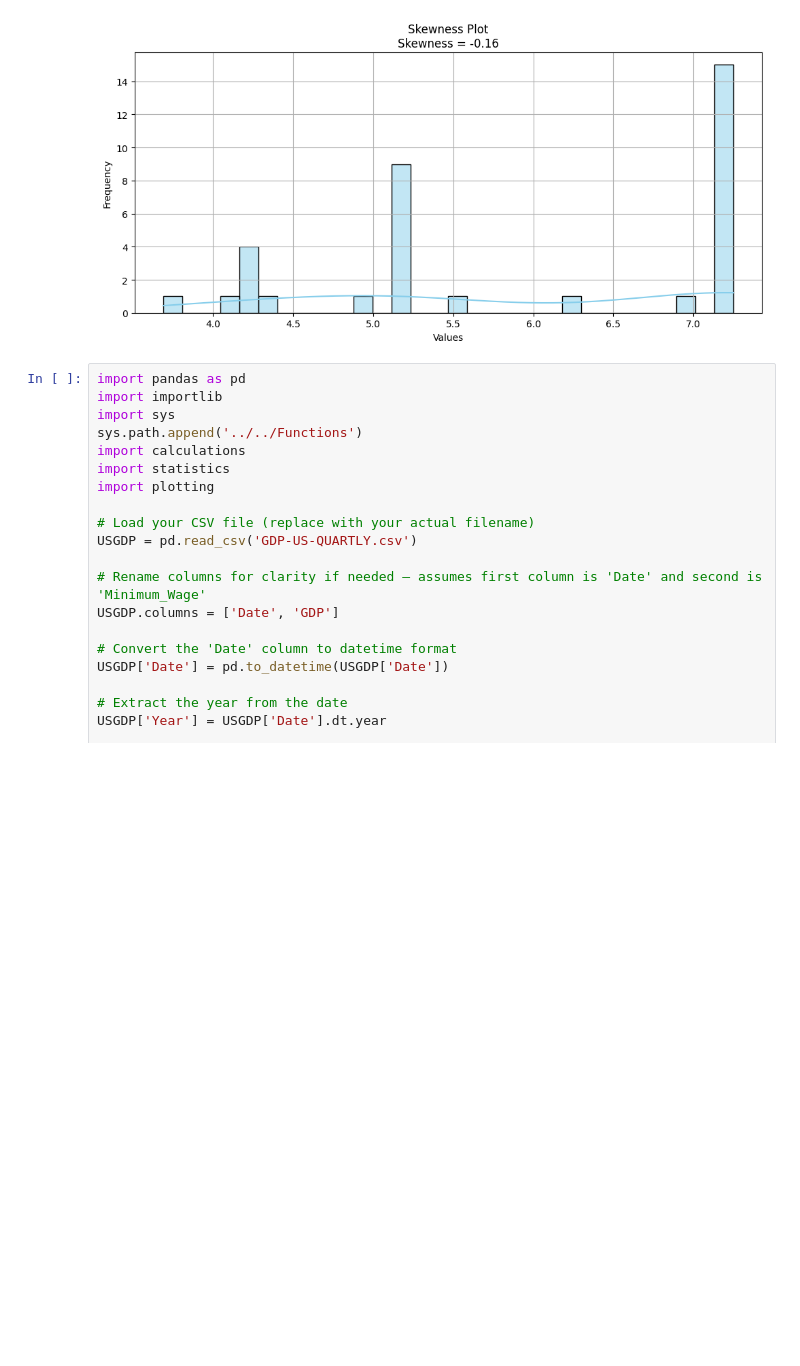
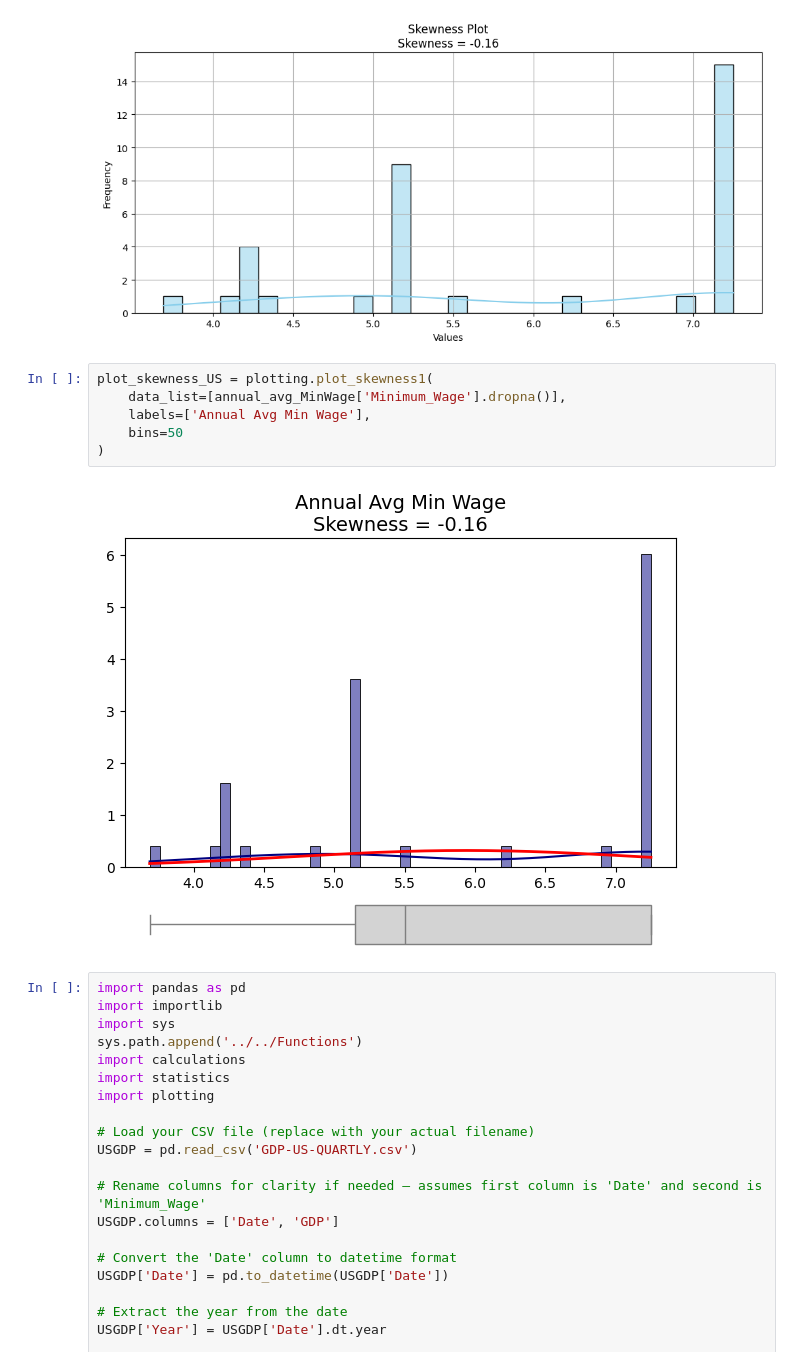
Before and after one commit to Maryem-Harmessi/BonusExercise, a Jupyter notebook: Data/USA/USA-analytics.ipynb, the cells around one changed output. Cells and saved outputs as stored; diff of their text form; blank space fills up the shorter version.

```diff
--- a/Data/USA/USA-analytics.ipynb
+++ b/Data/USA/USA-analytics.ipynb
@@ -50,6 +52,14 @@ Quartiles = {'Q1': 5.15, 'Q2': 5.5, 'Q3': 7.25}
 plot_skewness_USMinWage = plotting.plot_skewness(annual_avg_MinWage.Minimum_Wage, title="Skewness Plot", color="skyblue", bins=30, show_kde=True)
 # %% [output]
 [figure]
+# %%
+plot_skewness_US = plotting.plot_skewness1(
+    data_list=[annual_avg_MinWage['Minimum_Wage'].dropna()],
+    labels=['Annual Avg Min Wage'],
+    bins=50
+)
+# %% [output]
+[figure, added]
 # %%
 import pandas as pd
 import importlib
```
Also changed, not shown: parts of 2 cells of this notebook.
